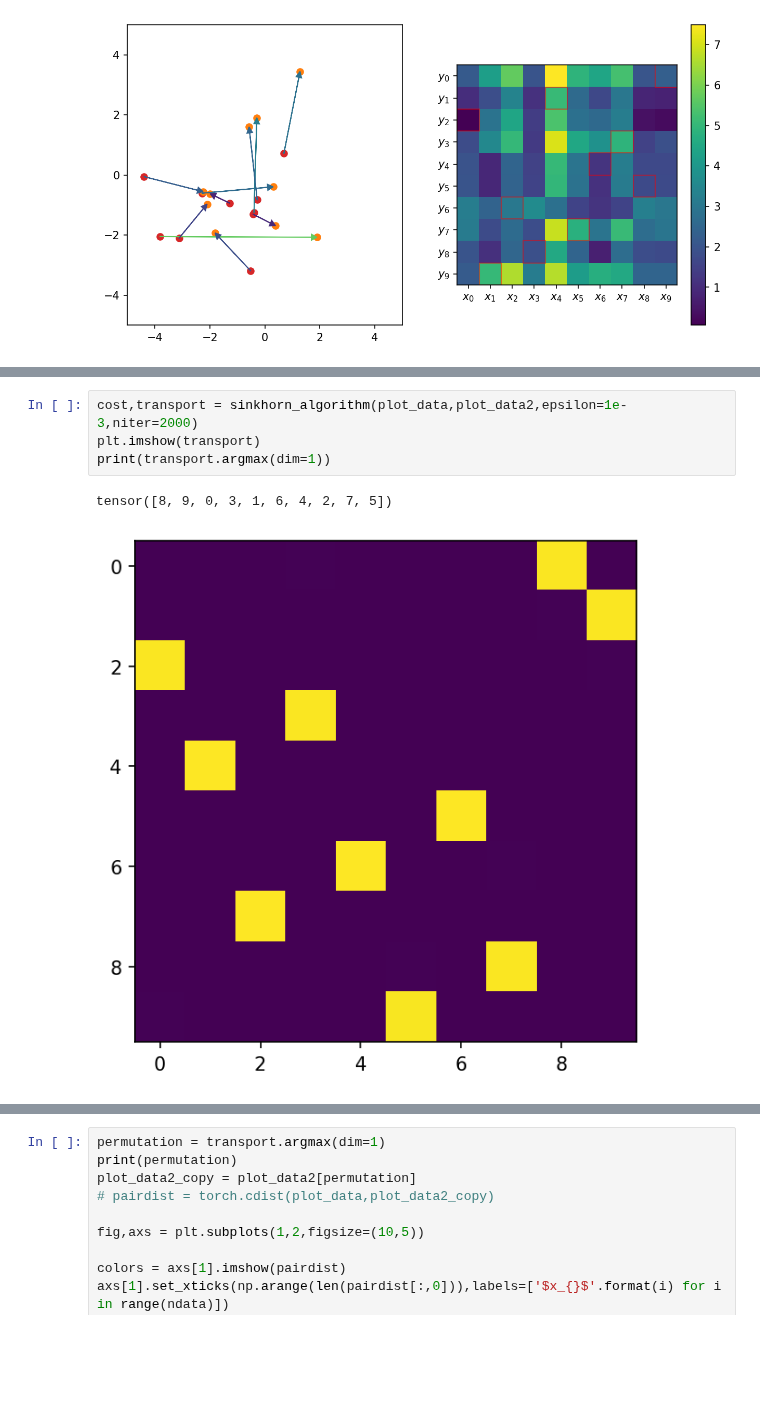
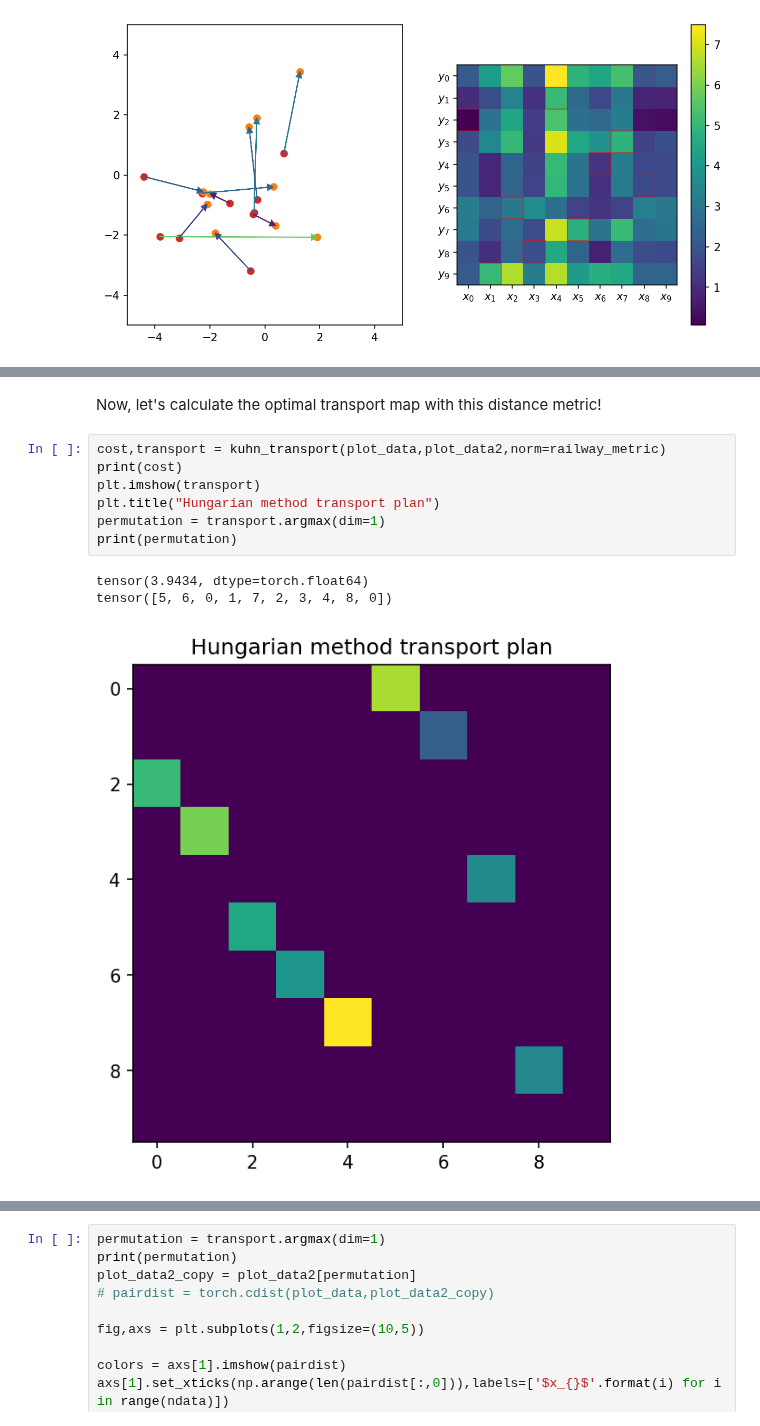
Before and after one commit to mackelab/labproject, a Jupyter notebook: docs/notebooks/wasserstein_intuition.ipynb, the cells around one changed output, grey strips where cells are left out. Saved outputs shown, nothing was run; the diff lists cells and outputs as text; blank space fills up the shorter version.

```diff
--- a/docs/notebooks/wasserstein_intuition.ipynb
+++ b/docs/notebooks/wasserstein_intuition.ipynb
@@ -134,7 +262,13 @@ tensor([2, 9, 6, 8, 1, 7, 4, 3, 5, 0])
+# %% [markdown]
+Now, let's calculate the optimal transport map with this distance metric!
 # %%
-cost,transport = sinkhorn_algorithm(plot_data,plot_data2,epsilon=1e-3,niter=2000)
+cost,transport = kuhn_transport(plot_data,plot_data2,norm=railway_metric)
+print(cost)
 plt.imshow(transport)
-print(transport.argmax(dim=1))
+plt.title("Hungarian method transport plan")
+permutation = transport.argmax(dim=1)
+print(permutation)
 # %% [output]
-tensor([8, 9, 0, 3, 1, 6, 4, 2, 7, 5])
+tensor(3.9434, dtype=torch.float64)
+tensor([5, 6, 0, 1, 7, 2, 3, 4, 8, 0])
-[figure, old version]
+[figure, new version]
```
Also changed, not shown: parts of 34 cells of this notebook, 1 other file.
